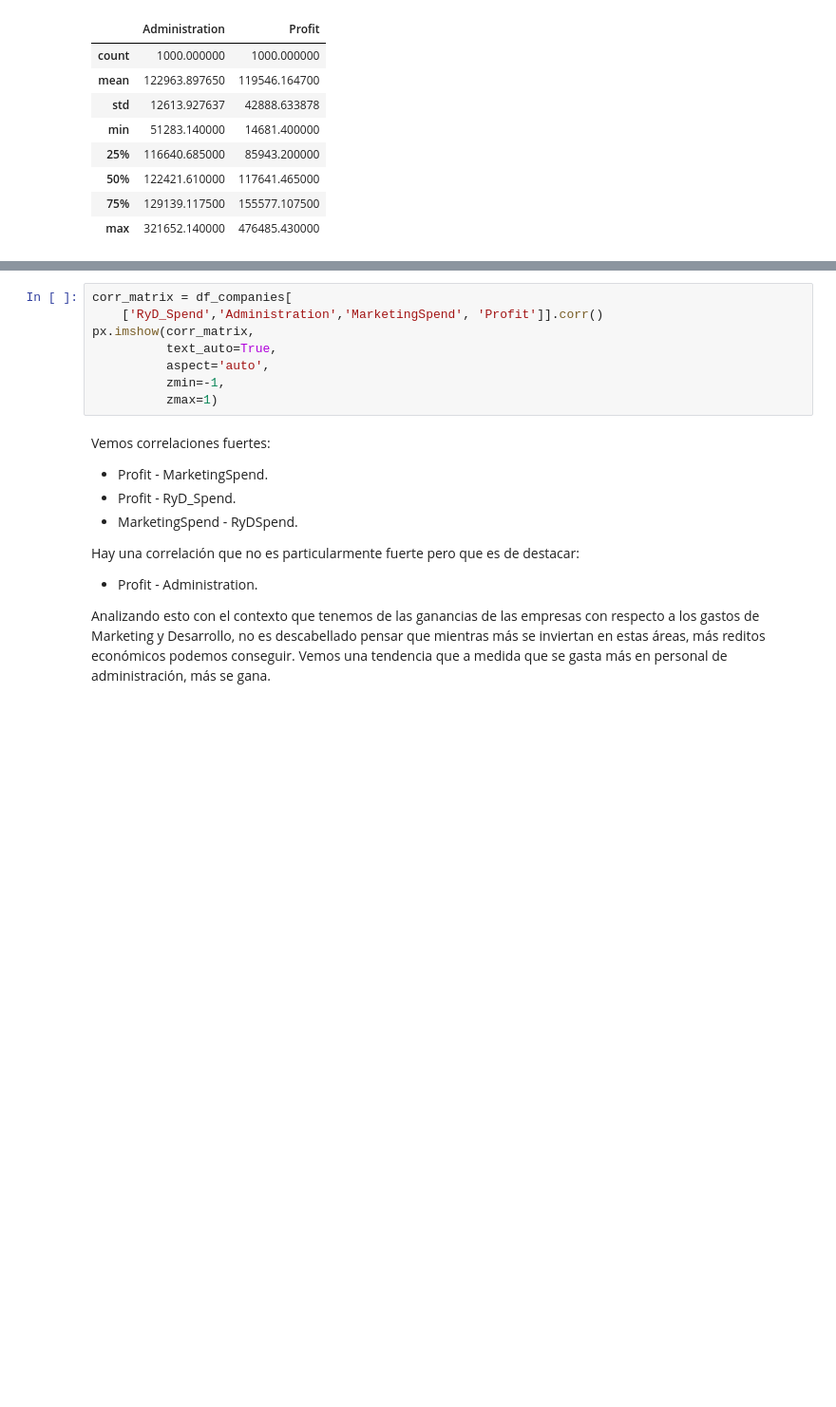
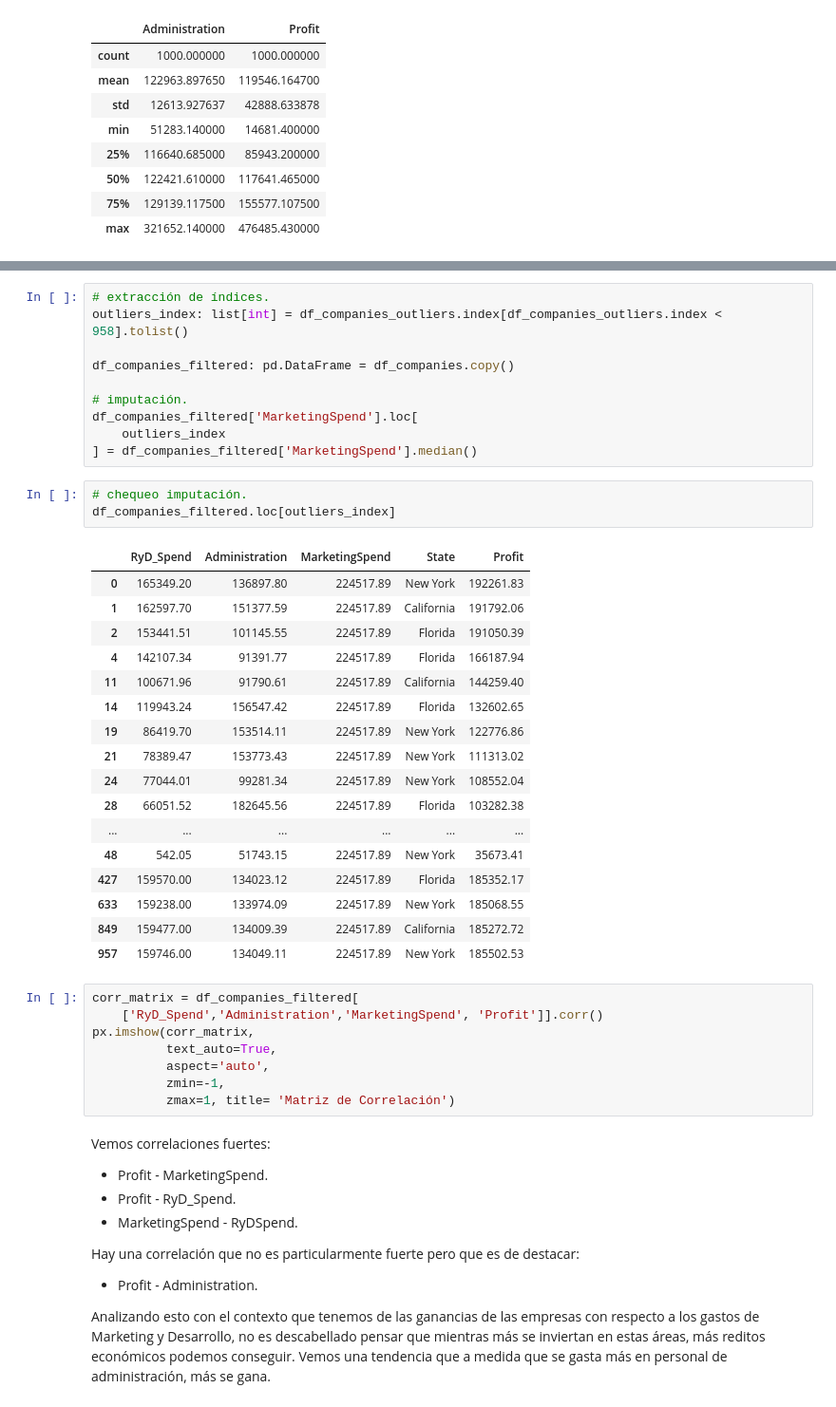
Before and after one commit to bpace1/TP2-Mineria-De-Datos, a Jupyter notebook: Tp_2.ipynb, the cells around one changed output, grey strips where cells are left out. Shown at 95% size. Saved outputs shown, nothing was run; the diff lists cells and outputs as text; blank space fills up the shorter version.

```diff
--- a/src/main/Tp_2.ipynb
+++ b/Tp_2.ipynb
@@ -172,11 +232,42 @@ El cuantil 0.99 de Profit es: 185033.03
+# %%
+# extracción de índices.
+outliers_index: list[int] = df_companies_outliers.index[df_companies_outliers.index < 958].tolist()
+
+df_companies_filtered: pd.DataFrame = df_companies.copy()
+
+# imputación.
+df_companies_filtered['MarketingSpend'].loc[
+    outliers_index
+] = df_companies_filtered['MarketingSpend'].median()
+# %%
+# chequeo imputación.
+df_companies_filtered.loc[outliers_index]
+# %% [output]
+|  | RyD_Spend | Administration | MarketingSpend | State | Profit |
+| 0 | 165349.20 | 136897.80 | 224517.89 | New York | 192261.83 |
+| 1 | 162597.70 | 151377.59 | 224517.89 | California | 191792.06 |
+| 2 | 153441.51 | 101145.55 | 224517.89 | Florida | 191050.39 |
+| 4 | 142107.34 | 91391.77 | 224517.89 | Florida | 166187.94 |
+| 11 | 100671.96 | 91790.61 | 224517.89 | California | 144259.40 |
+| 14 | 119943.24 | 156547.42 | 224517.89 | Florida | 132602.65 |
+| 19 | 86419.70 | 153514.11 | 224517.89 | New York | 122776.86 |
+| 21 | 78389.47 | 153773.43 | 224517.89 | New York | 111313.02 |
+| 24 | 77044.01 | 99281.34 | 224517.89 | New York | 108552.04 |
+| 28 | 66051.52 | 182645.56 | 224517.89 | Florida | 103282.38 |
+| ... | ... | ... | ... | ... | ... |
+| 48 | 542.05 | 51743.15 | 224517.89 | New York | 35673.41 |
+| 427 | 159570.00 | 134023.12 | 224517.89 | Florida | 185352.17 |
+| 633 | 159238.00 | 133974.09 | 224517.89 | New York | 185068.55 |
+| 849 | 159477.00 | 134009.39 | 224517.89 | California | 185272.72 |
+| 957 | 159746.00 | 134049.11 | 224517.89 | New York | 185502.53 |
 # %%
-corr_matrix = df_companies[
+corr_matrix = df_companies_filtered[
     ['RyD_Spend','Administration','MarketingSpend', 'Profit']].corr()
 px.imshow(corr_matrix,
           text_auto=True,
           aspect='auto',
           zmin=-1,
-          zmax=1)
+          zmax=1, title= 'Matriz de Correlación')
 # %% [markdown]
 Vemos correlaciones fuertes:
  - Profit - MarketingSpend.
```
Also changed, not shown: parts of 16 cells of this notebook, 3 other files.
